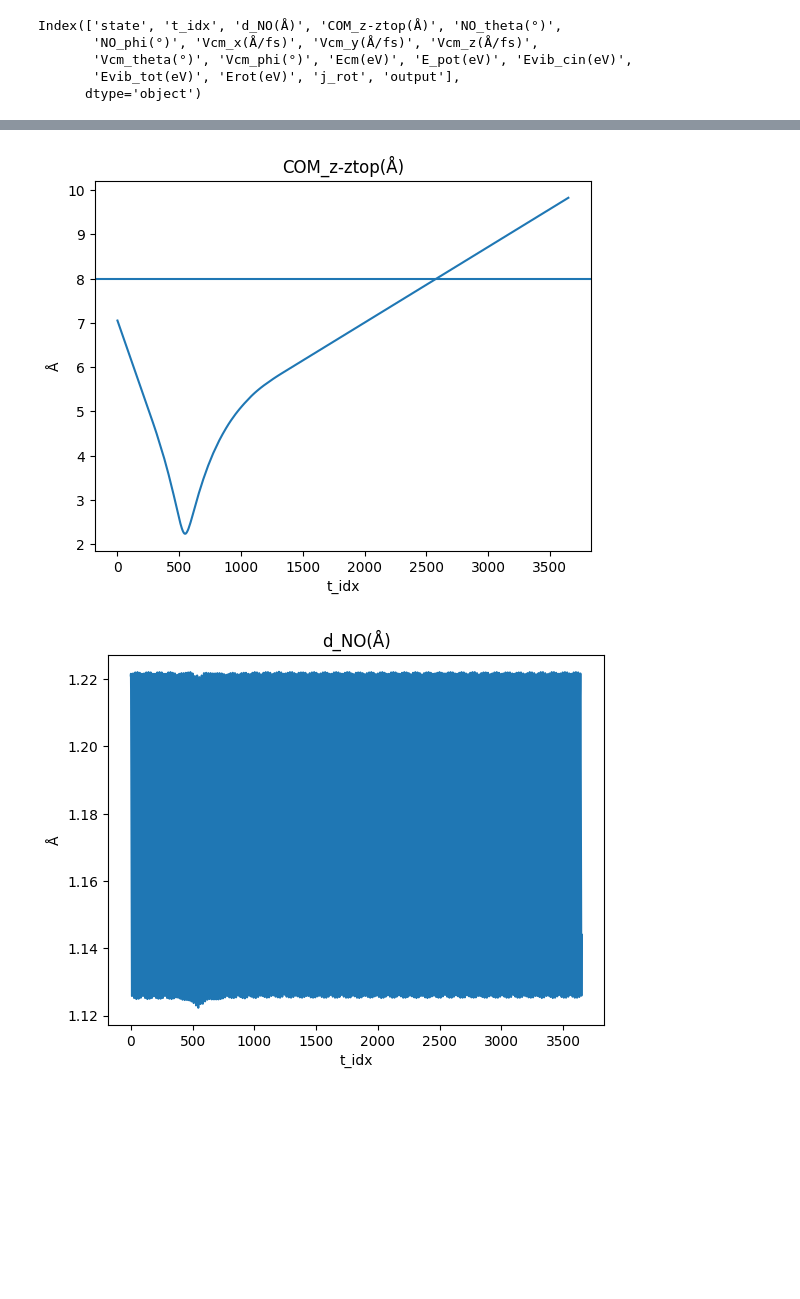
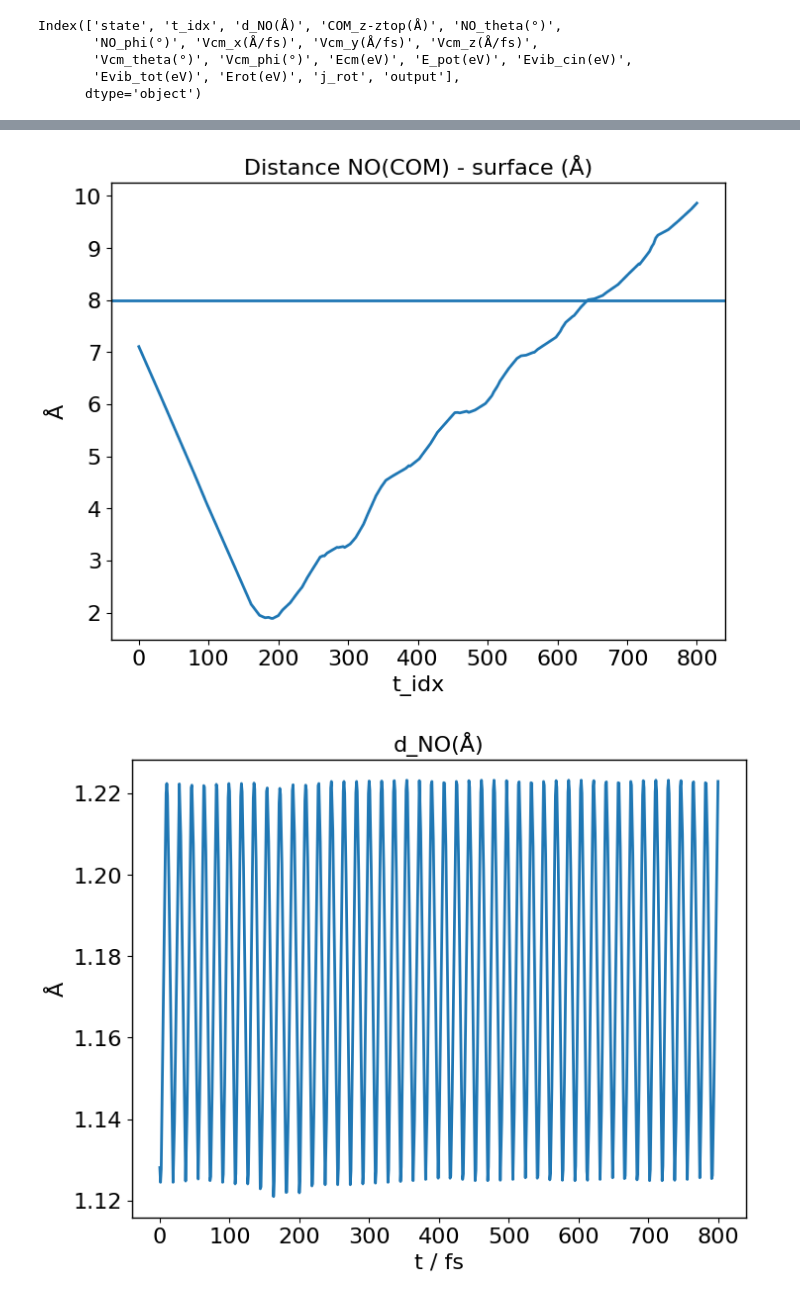
Before and after one commit to SamDFr/MD_analysis_diatom_graphite, a Jupyter notebook: 02_results_per_dyn_analysis.ipynb, the cells around one changed output, grey strips where cells are left out. Saved outputs shown, nothing was run; the diff lists cells and outputs as text; code cells hidden in the pictures; blank space fills up the shorter version.

Commit message:
fix d(COM) - surface helper

```diff
--- a/02_results_per_dyn_analysis.ipynb
+++ b/02_results_per_dyn_analysis.ipynb
@@ -18,7 +23,7 @@ mplstyle.use('fast') #The fast style set simplification and chunking parameters
 # %%
 
 # %% Paramètres
-csv_path = "Normal_300K_01eV_results/nve_8_metrics.csv"   # change si besoin
+csv_path = "results/Normal_100K_15eV_results/nve_2_metrics.csv"   # change si besoin
 #csv_path = "Normal_300K_01eV_results/vasprun-1_full_metrics.csv"   # change si besoin
 SCATTER_Z = 8.0   # Å  seuil COM_z-ztop pour considérer "scattered"
 ROLL = 25         # fenêtre de lissage (points)
@@ -83,11 +88,12 @@ summary
 # %%
 # %% Séries temporelles principales (1 figure par variable)
-plt.figure(); plt.plot(t, z); plt.axhline(SCATTER_Z); plt.title("COM_z-ztop(Å)"); plt.xlabel("t_idx"); plt.ylabel("Å"); plt.show()
-plt.figure(); plt.plot(t, dNO); plt.title("d_NO(Å)"); plt.xlabel("t_idx"); plt.ylabel("Å"); plt.show()
+plt.figure(); plt.plot(t, z); plt.axhline(SCATTER_Z); plt.title("Distance NO(COM) - surface (Å)"); plt.xlabel("t_idx"); plt.ylabel("Å"); plt.show()
+plt.figure(); plt.plot(t, dNO); plt.title("d_NO(Å)"); plt.xlabel("t / fs"); plt.ylabel("Å"); plt.show()
 
-plt.figure(); plt.plot(t, Ecm); plt.title("Ecm(eV)"); plt.xlabel("t_idx"); plt.ylabel("eV"); plt.show()
-plt.figure(); plt.plot(t, Evib_tot); plt.title("Evib_tot(eV)"); plt.xlabel("t_idx"); plt.ylabel("eV"); plt.show()
-plt.figure(); plt.plot(t, Erot); plt.title("Erot(eV)"); plt.xlabel("t_idx"); plt.ylabel("eV"); plt.show()
+plt.figure(); plt.plot(t, Ecm); plt.title("KE(COM)(eV)"); plt.xlabel("t / fs"); plt.ylabel("eV"); plt.show()
+plt.figure(); plt.plot(t, Evib_tot); plt.title("Evib_tot(eV)"); plt.xlabel("t / fs"); plt.ylabel("eV"); plt.show()
+plt.figure(); plt.plot(t, Erot); plt.title("Erot(eV)"); plt.xlabel("t / fs"); plt.ylabel("eV"); plt.show()
+plt.figure(); plt.plot(t, jrot); plt.title("j"); plt.xlabel("t / fs"); plt.ylabel("j"); plt.show()
 # %% [output]
-[figure, old version]
+[figure, new version]
-[figure, old version]
+[figure, new version]
```
Also changed, not shown: parts of 3 cells of this notebook, 6 other files.
